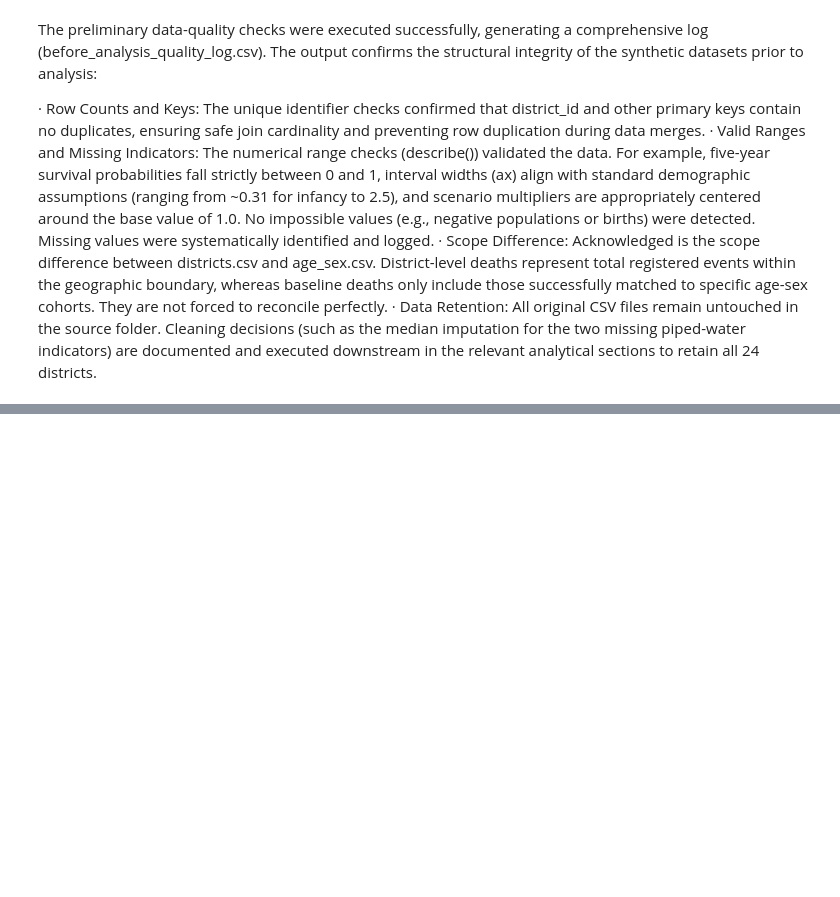
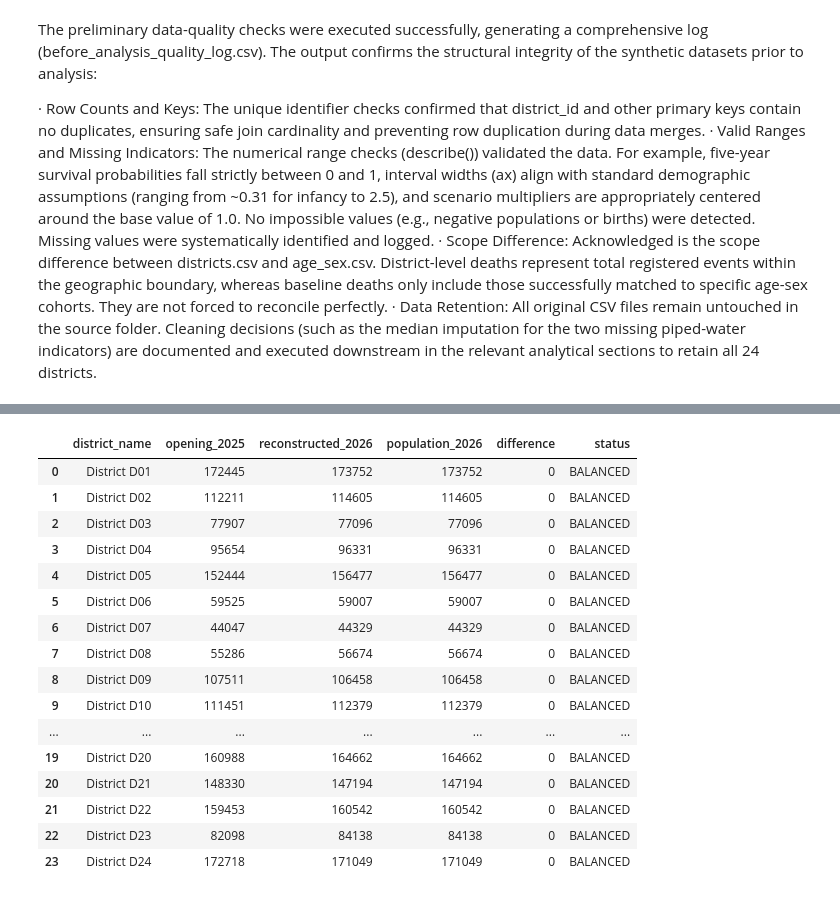
Before and after one commit to lincoln-bot/Assignment-2-HASTS206-GROUP-6, a Jupyter notebook: assignment2_demographic_analysis.ipynb, the cells around one changed output, grey strips where cells are left out. Saved outputs shown, nothing was run; the diff lists cells and outputs as text; code cells hidden in the pictures; blank space fills up the shorter version.

```diff
--- a/assignment2_demographic_analysis.ipynb
+++ b/assignment2_demographic_analysis.ipynb
@@ -139,3 +139,79 @@ The preliminary data-quality checks were executed successfully, generating a com
 · Valid Ranges and Missing Indicators: The numerical range checks (describe()) validated the data. For example, five-year survival probabilities fall strictly between 0 and 1, interval widths (ax) align with standard demographic assumptions (ranging from ~0.31 for infancy to 2.5), and scenario multipliers are appropriately centered around the base value of 1.0. No impossible values (e.g., negative populations or births) were detected. Missing values were systematically identified and logged.
 · Scope Difference: Acknowledged is the scope difference between districts.csv and age_sex.csv. District-level deaths represent total registered events within the geographic boundary, whereas baseline deaths only include those successfully matched to specific age-sex cohorts. They are not forced to reconcile perfectly.
 · Data Retention: All original CSV files remain untouched in the source folder. Cleaning decisions (such as the median imputation for the two missing piped-water indicators) are documented and executed downstream in the relevant analytical sections to retain all 24 districts.
+# %%
+# MEMBER 2: DATA PREPARATION AND QUALITY CHECKS
+
+import pandas as pd
+import numpy as np
+import os, glob
+
+os.makedirs("outputs", exist_ok=True)
+
+# 1. LOAD DATASETS
+districts, age_sex, life_table, scenarios, insured = [
+    pd.read_csv(glob.glob(f"**/{f}.csv", recursive=True)[0])
+    for f in ["districts", "age_sex", "life_table_inputs",
+              "projection_scenarios", "insured_transitions"]
+]
+
+# 2. CHECK DATA QUALITY
+data = {
+    "districts": districts,
+    "age_sex": age_sex,
+    "life_table": life_table,
+    "scenarios": scenarios,
+    "insured": insured
+}
+
+quality = pd.DataFrame([
+    [name, len(df), len(df.columns),
+     df.isna().sum().sum(), df.duplicated().sum()]
+    for name, df in data.items()
+], columns=["Dataset", "Rows", "Columns", "Missing", "Duplicates"])
+
+display(quality)
+quality.to_csv("outputs/common_data_quality_report.csv", index=False)
+
+# 3. CHECK DATA STRUCTURE AND VALUES
+print("Districts:", districts["district_id"].nunique())
+print("Age groups:", sorted(age_sex["age_start"].unique()))
+print("Sex categories:", age_sex["sex"].unique())
+print("\nMissing values:\n", quality[["Dataset", "Missing"]])
+
+# 4. COMBINE DISTRICT AND AGE-SEX DATA
+combined = age_sex.merge(
+    districts, on="district_id", how="left"
+)
+combined.to_csv("outputs/combined_age_sex_district_data.csv", index=False)
+
+# 5. POPULATION BALANCING
+pop = age_sex.groupby("district_id")["population_2025"].sum()
+
+balance = districts.copy()
+balance["opening_2025"] = balance["district_id"].map(pop)
+
+balance["reconstructed_2026"] = (
+    balance["opening_2025"] + balance["births_2025"]
+    - balance["deaths_2025"] + balance["arrivals_2025"]
+    - balance["departures_2025"]
+)
+
+balance["difference"] = (
+    balance["reconstructed_2026"] - balance["population_2026"]
+)
+
+balance["status"] = np.where(
+    balance["difference"].abs() < 0.01, "BALANCED", "REVIEW"
+)
+
+display(balance[[
+    "district_name", "opening_2025",
+    "reconstructed_2026", "population_2026",
+    "difference", "status"
+]])
+
+balance.to_csv("outputs/population_balance_check.csv", index=False)
+
+print("\nMEMBER 2 DATA PREPARATION COMPLETED.")
+# %% [output]
@@ -141,0 +235,17 @@ The preliminary data-quality checks were executed successfully, generating a com
+|  | district_name | opening_2025 | reconstructed_2026 | population_2026 | difference | status |
+| 0 | District D01 | 172445 | 173752 | 173752 | 0 | BALANCED |
+| 1 | District D02 | 112211 | 114605 | 114605 | 0 | BALANCED |
+| 2 | District D03 | 77907 | 77096 | 77096 | 0 | BALANCED |
+| 3 | District D04 | 95654 | 96331 | 96331 | 0 | BALANCED |
+| 4 | District D05 | 152444 | 156477 | 156477 | 0 | BALANCED |
+| 5 | District D06 | 59525 | 59007 | 59007 | 0 | BALANCED |
+| 6 | District D07 | 44047 | 44329 | 44329 | 0 | BALANCED |
+| 7 | District D08 | 55286 | 56674 | 56674 | 0 | BALANCED |
+| 8 | District D09 | 107511 | 106458 | 106458 | 0 | BALANCED |
+| 9 | District D10 | 111451 | 112379 | 112379 | 0 | BALANCED |
+| ... | ... | ... | ... | ... | ... | ... |
+| 19 | District D20 | 160988 | 164662 | 164662 | 0 | BALANCED |
+| 20 | District D21 | 148330 | 147194 | 147194 | 0 | BALANCED |
+| 21 | District D22 | 159453 | 160542 | 160542 | 0 | BALANCED |
+| 22 | District D23 | 82098 | 84138 | 84138 | 0 | BALANCED |
+| 23 | District D24 | 172718 | 171049 | 171049 | 0 | BALANCED |
```
Also changed, not shown: parts of 3 cells of this notebook.
